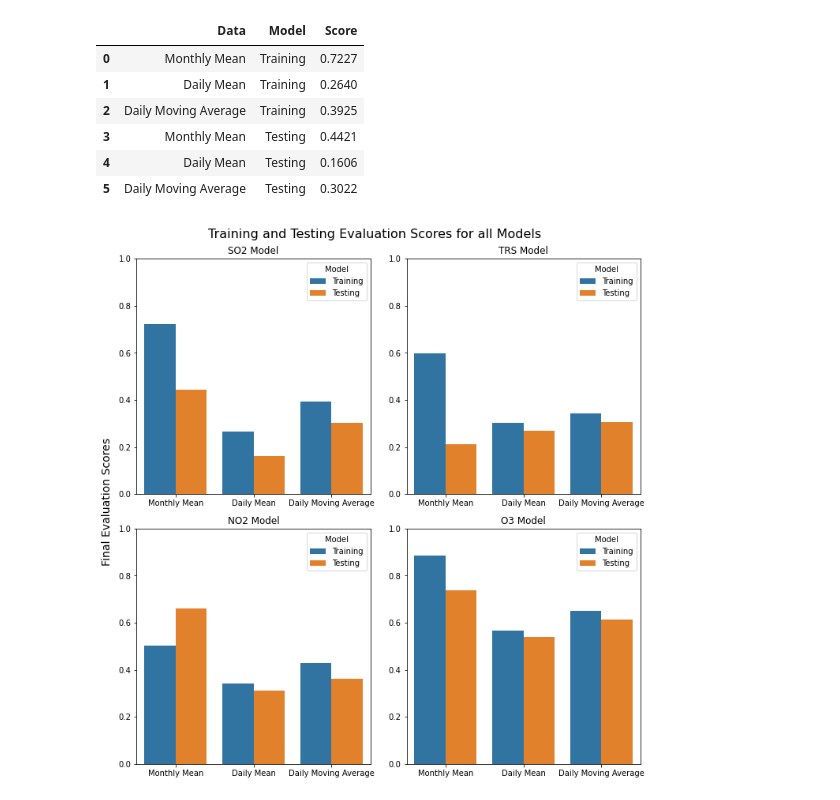
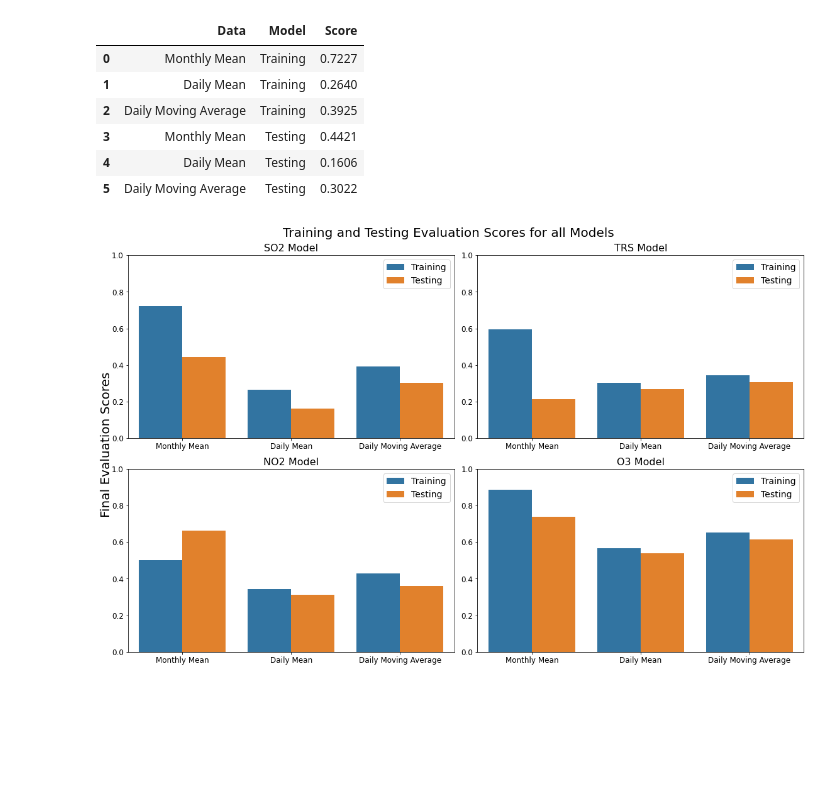
Before and after one commit to mirandadoris/CIV1498_Project2_Pythoneers, a Jupyter notebook: 3-Model_development/Final_Model_Eval.ipynb, the cells around one changed output. Saved outputs shown, nothing was run; the diff lists cells and outputs as text; code cells hidden in the pictures; blank space fills up the shorter version.

Commit message:
finalized notebook

```diff
--- a/3-Model_development/Final_Model_Eval.ipynb
+++ b/3-Model_development/Final_Model_Eval.ipynb
@@ -55,24 +55,28 @@ SO2_eval
 | 5 | Daily Moving Average | Testing | 0.3022 |
 # %%
 # create a subplot of bar graphs
-fig, axs = plt.subplots(2,2, figsize=(10,10))
-fig.suptitle('Training and Testing Evaluation Scores for all Models', fontsize=16)
-fig.supylabel('Final Evaluation Scores', fontsize=14)
+fig, axs = plt.subplots(2,2, figsize=(16,10))
+fig.suptitle('Training and Testing Evaluation Scores for all Models', fontsize=20)
+fig.supylabel('Final Evaluation Scores', fontsize=20)
 
 sns.barplot(ax=axs[0,0], x = "Data", y = "Score", data = SO2_eval, hue='Model')
-axs[0,0].set_title('SO2 Model', fontsize=12)
+axs[0,0].set_title('SO2 Model', fontsize=16)
 sns.barplot(ax=axs[0,1], x = "Data", y = "Score", data = TRS_eval, hue='Model')
-axs[0,1].set_title('TRS Model', fontsize=12)
+axs[0,1].set_title('TRS Model', fontsize=16)
 sns.barplot(ax=axs[1,0], x = "Data", y = "Score", data = NO2_eval, hue='Model')
-axs[1,0].set_title('NO2 Model', fontsize=12)
+axs[1,0].set_title('NO2 Model', fontsize=16)
 sns.barplot(ax=axs[1,1], x = "Data", y = "Score", data = O3_eval, hue='Model')
-axs[1,1].set_title('O3 Model', fontsize=12)
+axs[1,1].set_title('O3 Model', fontsize=16)
 
 for ax in axs.flat:
     ax.set(xlabel='', ylabel='')
     ax.set_ylim(0,1)
+    ax.legend(fontsize=14)
+    ax.tick_params(axis='both', labelsize=12)
+
+
 
 plt.tight_layout()
 plt.show()
 # %% [output]
-[figure, old version]
+[figure, new version]
```
Also changed, not shown: 3 other files.
